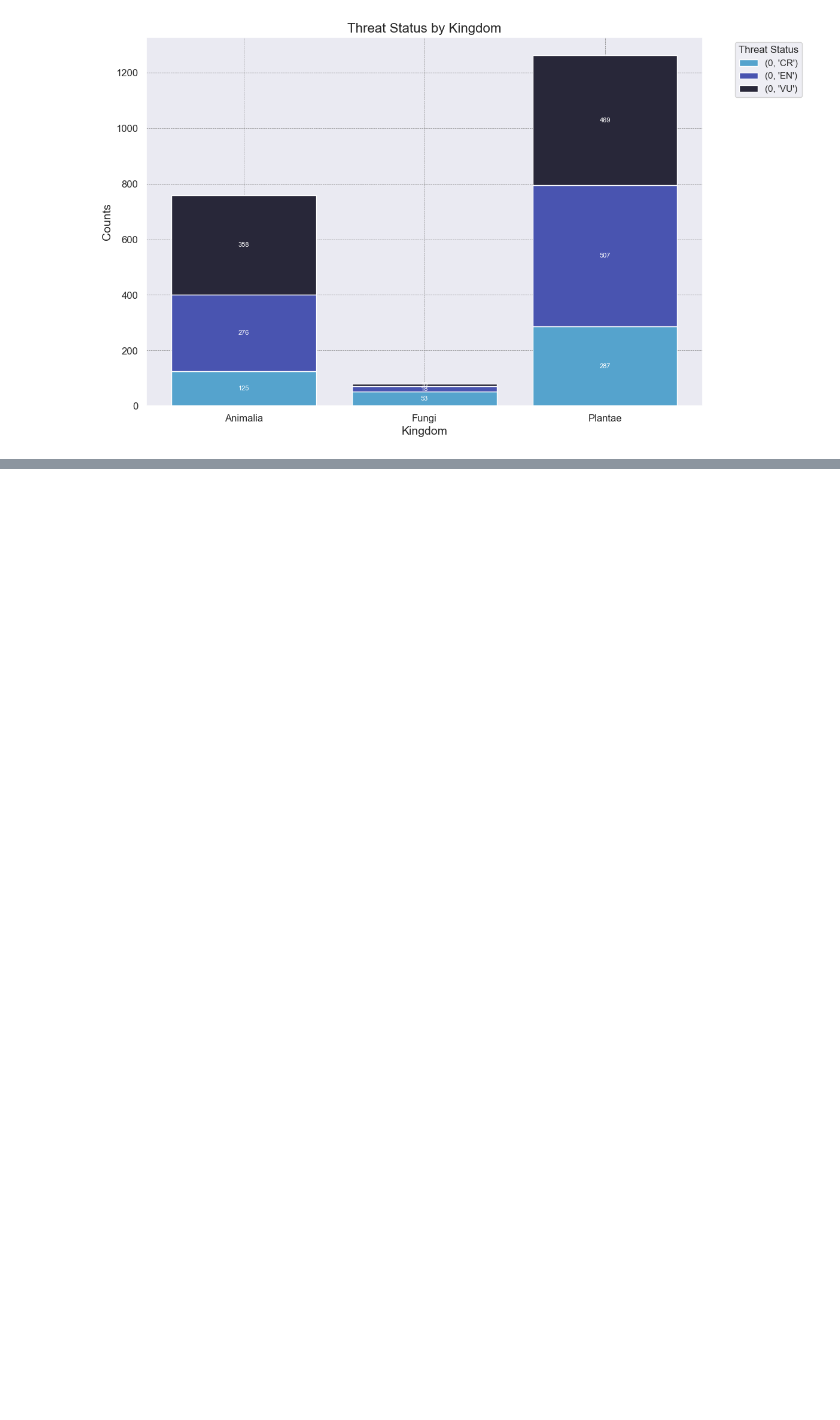
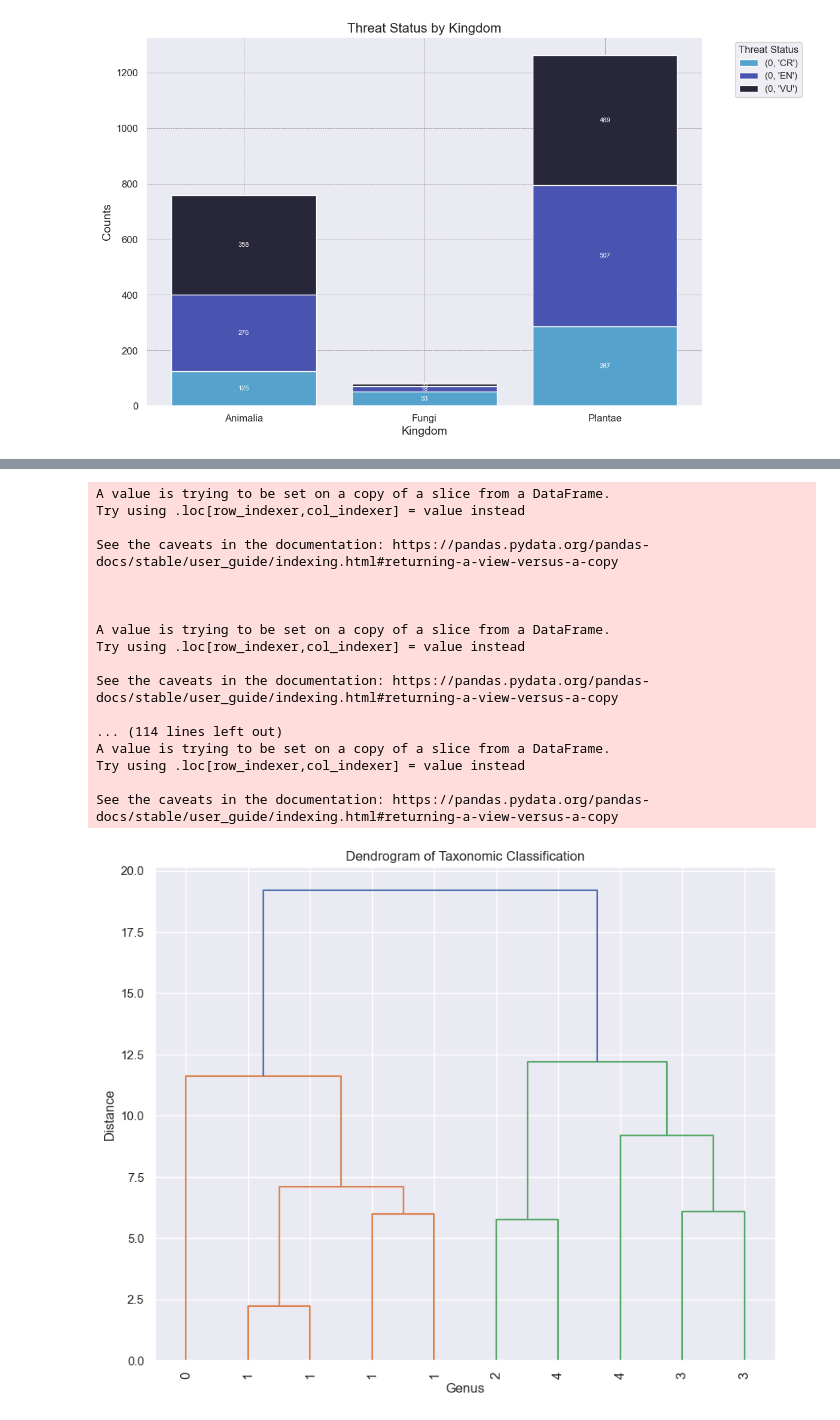
Before and after one commit to pololwl/repoDS, a Jupyter notebook: Actividad 3/actividad3.ipynb, the cells around one changed output, grey strips where cells are left out. Cells and saved outputs as stored; diff of their text form; code cells hidden in the pictures; blank space fills up the shorter version.

```diff
--- a/Actividad 3/actividad3.ipynb
+++ b/Actividad 3/actividad3.ipynb
@@ -296,0 +436,4 @@ plt.show()
+# %%
+fungiVU = endangeredSpecies.loc[
+    (endangeredSpecies['REINO'] == 'Fungi') & (endangeredSpecies['ESTADO DE AMENAZA'] == 'VU')]
+fungiVU
@@ -296,0 +466,32 @@ plt.show()
+# %%
+for col in fungiVU.columns[1:]:  # Skip 'REINO' or any other column that should not be encoded
+    fungiVU[col] = fungiVU[col].astype('category').cat.codes
+
+Z = linkage(fungiVU.iloc[:, 1:], 'ward')
+
+plt.figure(figsize=(10, 8))
+dendrogram(Z, labels=fungiVU['GENERO'].tolist(), leaf_rotation=90, leaf_font_size=12)
+plt.title('Dendrogram of Taxonomic Classification')
+plt.xlabel('Genus')
+plt.ylabel('Distance')
+plt.xticks(rotation=90)
+plt.show()
+# %% [output]
+A value is trying to be set on a copy of a slice from a DataFrame.
+Try using .loc[row_indexer,col_indexer] = value instead
+
+See the caveats in the documentation: https://pandas.pydata.org/pandas-docs/stable/user_guide/indexing.html#returning-a-view-versus-a-copy
+
+
+
+A value is trying to be set on a copy of a slice from a DataFrame.
+Try using .loc[row_indexer,col_indexer] = value instead
+
+See the caveats in the documentation: https://pandas.pydata.org/pandas-docs/stable/user_guide/indexing.html#returning-a-view-versus-a-copy
+
+... (114 lines left out)
+A value is trying to be set on a copy of a slice from a DataFrame.
+Try using .loc[row_indexer,col_indexer] = value instead
+
+See the caveats in the documentation: https://pandas.pydata.org/pandas-docs/stable/user_guide/indexing.html#returning-a-view-versus-a-copy
+[figure, added]
```
Also changed, not shown: parts of 30 cells of this notebook, 1 other file.
